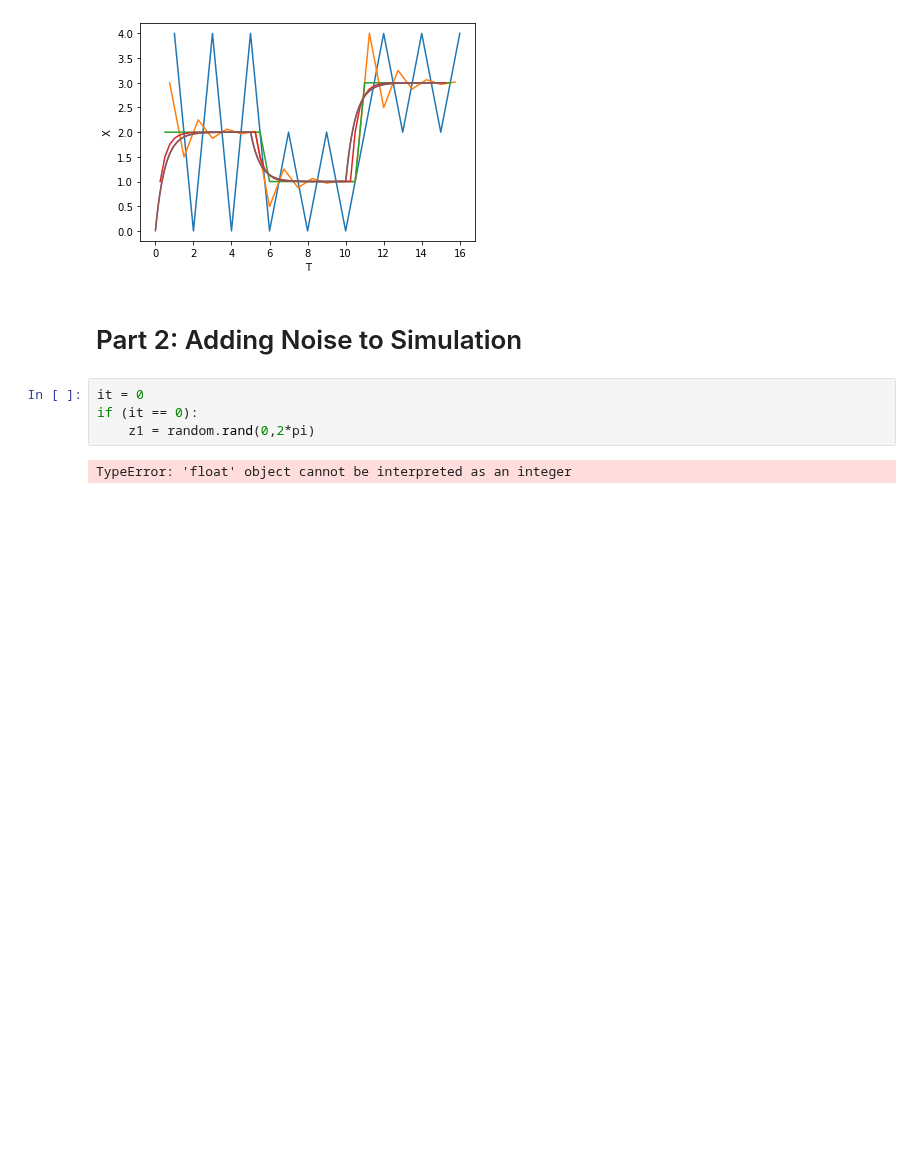
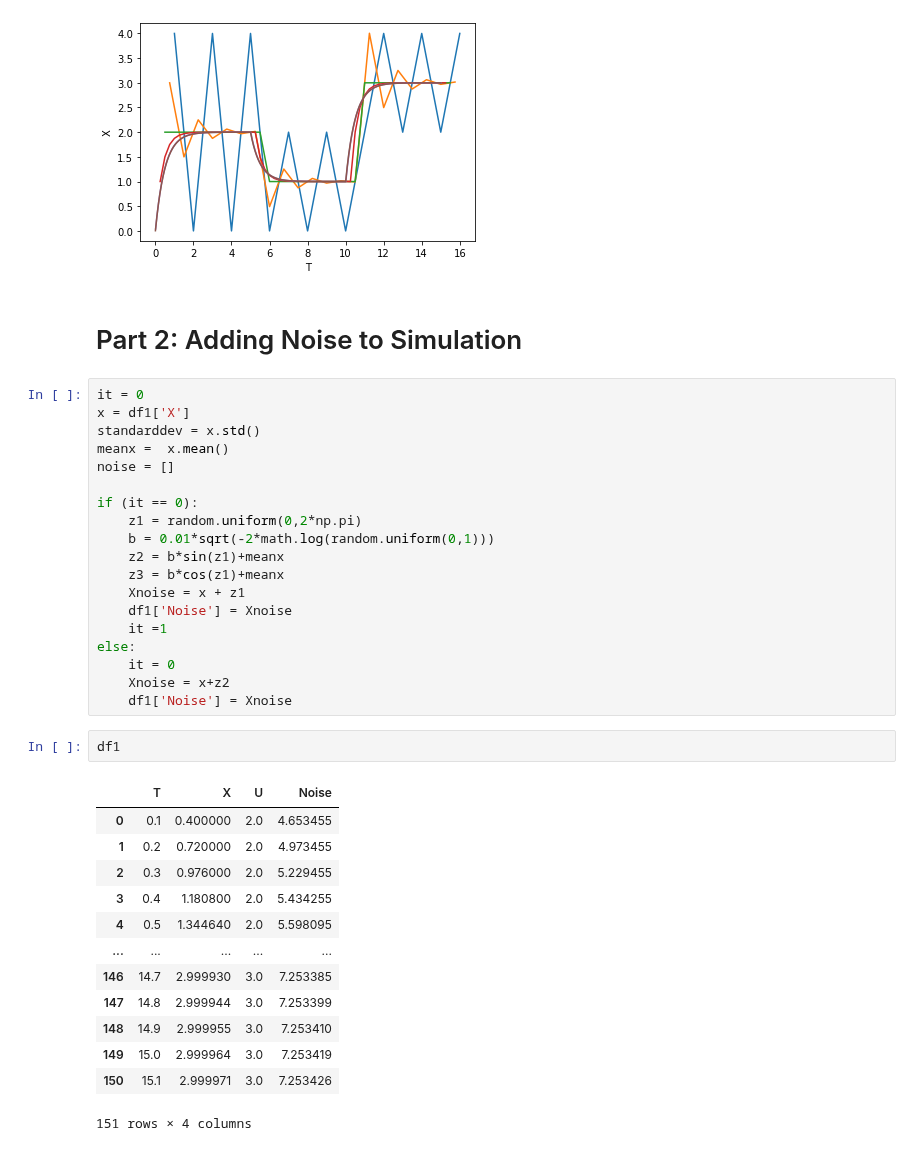
Before and after one commit to JamesDun2866/Computational-Science, a Jupyter notebook: Computational Science.ipynb, the cells around one changed output. Saved outputs shown, nothing was run; the diff lists cells and outputs as text; blank space fills up the shorter version.

```diff
--- a/Computational Science.ipynb
+++ b/Computational Science.ipynb
@@ -163,9 +164,38 @@ plt14 = sns.lineplot(x="T", y="X", data=df7) #Brown
 [figure]
 # %% [markdown]
 # Part 2: Adding Noise to Simulation
-# %%
-it = 0
-if (it == 0):
-    z1 = random.rand(0,2*pi)
-# %% [output]
-TypeError: 'float' object cannot be interpreted as an integer
+# %%
+it = 0
+x = df1['X']
+standarddev = x.std()
+meanx =  x.mean()
+noise = []
+
+if (it == 0):
+    z1 = random.uniform(0,2*np.pi)
+    b = 0.01*sqrt(-2*math.log(random.uniform(0,1)))
+    z2 = b*sin(z1)+meanx
+    z3 = b*cos(z1)+meanx
+    Xnoise = x + z1
+    df1['Noise'] = Xnoise
+    it =1
+else:
+    it = 0
+    Xnoise = x+z2
+    df1['Noise'] = Xnoise
+# %%
+df1
+# %% [output]
+|  | T | X | U | Noise |
+| 0 | 0.1 | 0.400000 | 2.0 | 4.653455 |
+| 1 | 0.2 | 0.720000 | 2.0 | 4.973455 |
+| 2 | 0.3 | 0.976000 | 2.0 | 5.229455 |
+| 3 | 0.4 | 1.180800 | 2.0 | 5.434255 |
+| 4 | 0.5 | 1.344640 | 2.0 | 5.598095 |
+| ... | ... | ... | ... | ... |
+| 146 | 14.7 | 2.999930 | 3.0 | 7.253385 |
+| 147 | 14.8 | 2.999944 | 3.0 | 7.253399 |
+| 148 | 14.9 | 2.999955 | 3.0 | 7.253410 |
+| 149 | 15.0 | 2.999964 | 3.0 | 7.253419 |
+| 150 | 15.1 | 2.999971 | 3.0 | 7.253426 |
+151 rows × 4 columns
```
Also changed, not shown: parts of 3 cells of this notebook.
